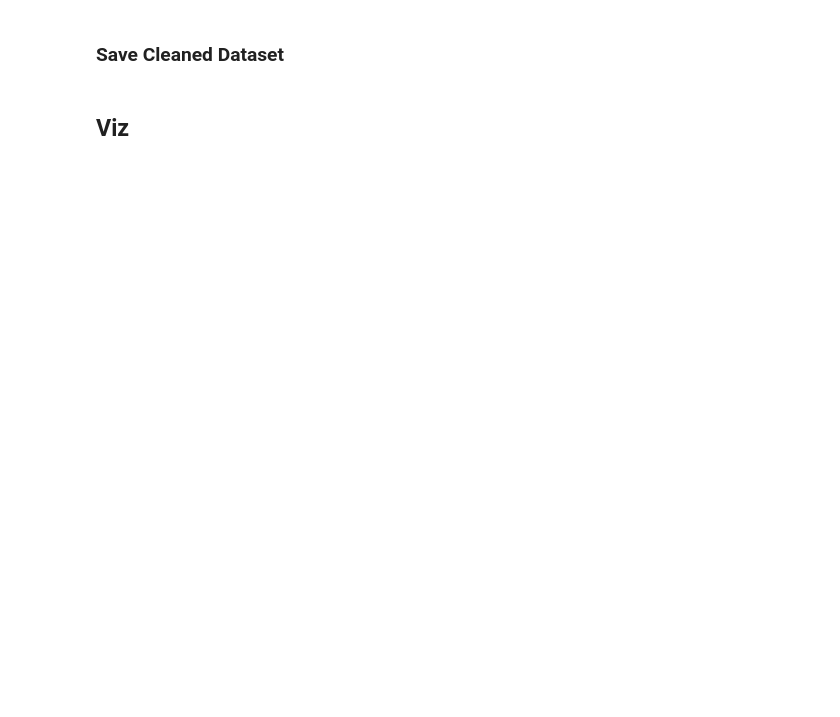
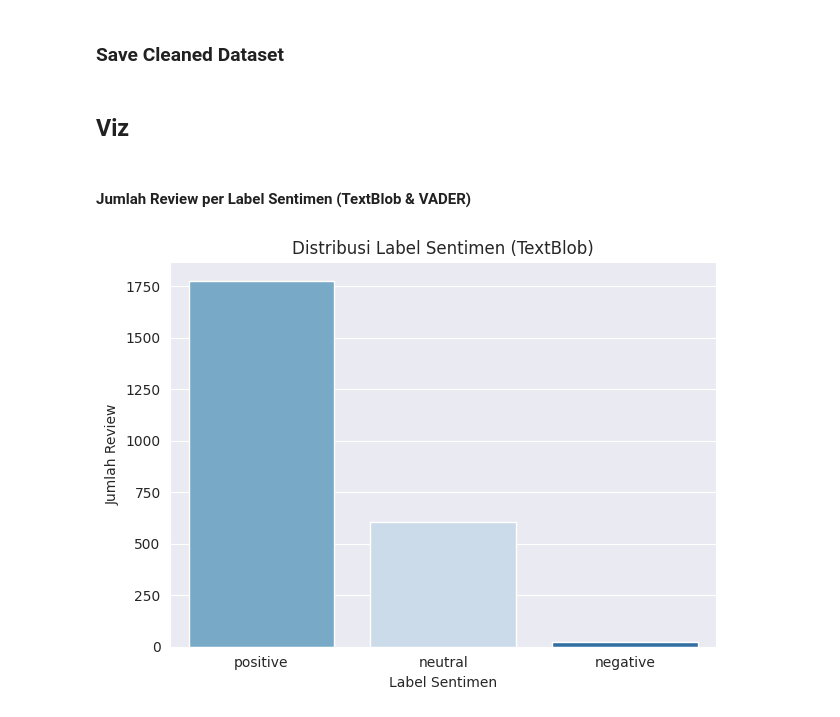
Before and after one commit to nathanaelganata/myanimelist-nlp, a Jupyter notebook: notebooks/02-sentiment-analysis.ipynb, the cells around one changed output. Saved outputs shown, nothing was run; the diff lists cells and outputs as text; code cells hidden in the pictures; blank space fills up the shorter version.

Commit message:
feat: add few visualizations

```diff
--- a/notebooks/02-sentiment-analysis.ipynb
+++ b/notebooks/02-sentiment-analysis.ipynb
@@ -89,3 +91,14 @@ df.head()
 df.to_csv(r'../data/processed/top_150_fantasy_reviews_sentiment.csv', index=False)
 # %% [markdown]
 ## Viz
+# %% [markdown]
+#### Jumlah Review per Label Sentimen (TextBlob & VADER)
+# %%
+sns.countplot(data=df, x='textblob_label', order=['positive', 'neutral', 'negative'], palette='Blues', hue='textblob_label')
+plt.title('Distribusi Label Sentimen (TextBlob)')
+plt.xlabel('Label Sentimen')
+plt.ylabel('Jumlah Review')
+plt.tight_layout()
+plt.show()
+# %% [output]
+[figure, added]
```
Also changed, not shown: parts of 14 cells of this notebook, 2 other files.
